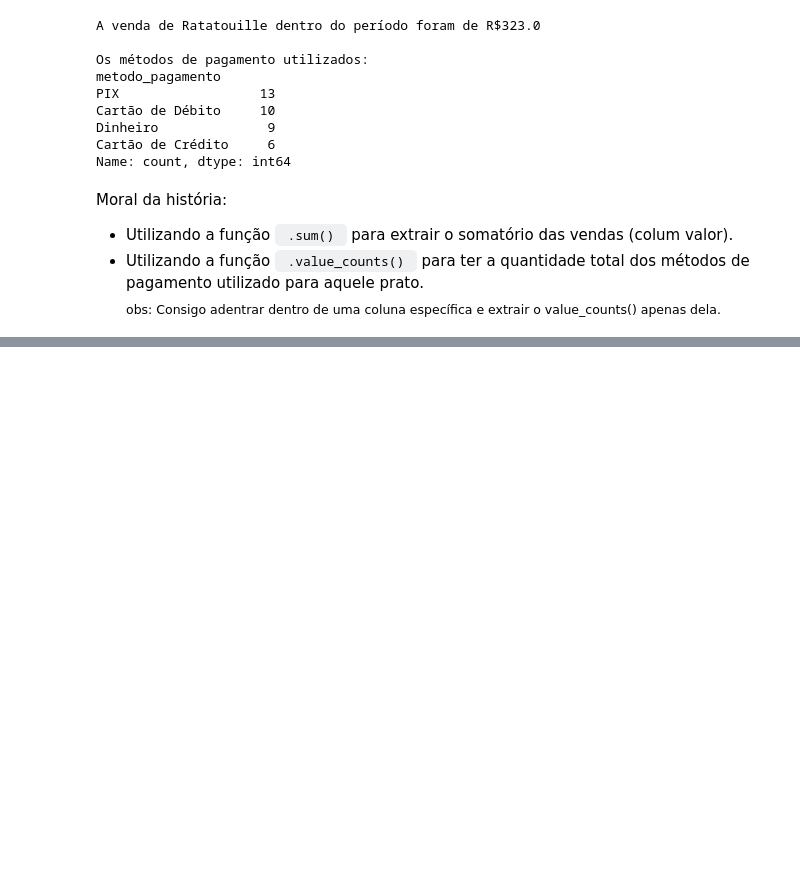
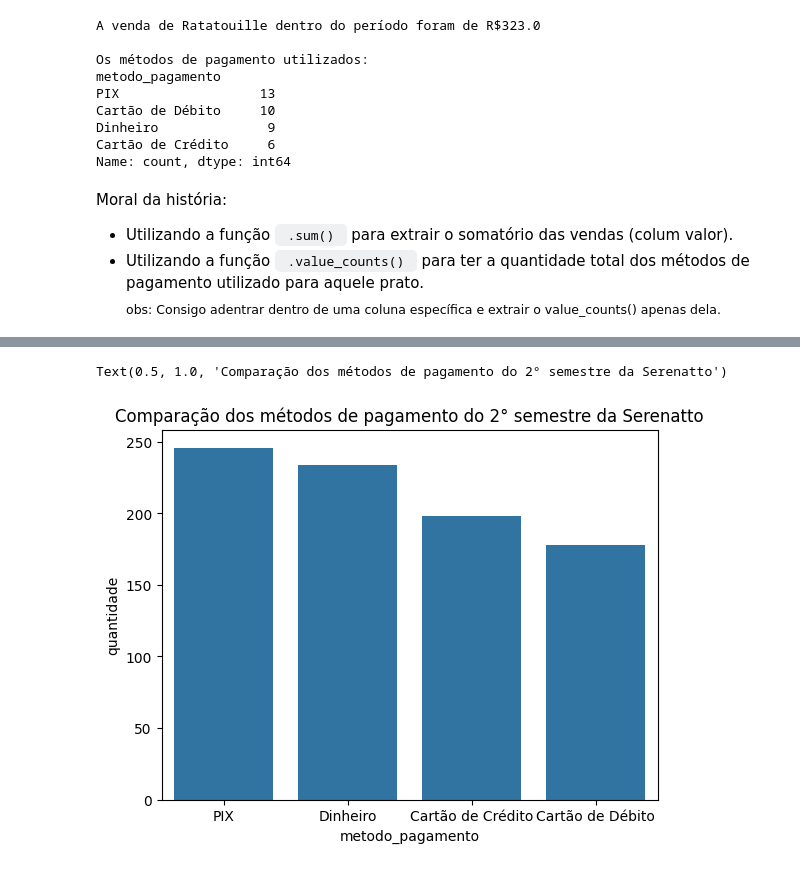
Before and after one commit to luccabasto/DataScience-beginners, a Jupyter notebook: Intro.DataScience/practice/pract01.ipynb, the cells around one changed output, grey strips where cells are left out. Cells and saved outputs as stored; diff of their text form; code cells hidden in the pictures; blank space fills up the shorter version.

```diff
--- a/Intro.DataScience/practice/pract01.ipynb
+++ b/Intro.DataScience/practice/pract01.ipynb
@@ -51,0 +57,6 @@ Moral da história:
+# %%
+qtd_pagamentos = sales_2semestre["metodo_pagamento"].value_counts()
+qtd_pagamentos = qtd_pagamentos.to_frame().reset_index()
+qtd_pagamentos.columns = ["metodo_pagamento", "quantidade"]
+
+qtd_pagamentos.head()
@@ -51,0 +69,7 @@ Moral da história:
+# %%
+
+sns.barplot(data= qtd_pagamentos, x="metodo_pagamento", y="quantidade")
+plt.title("Comparação dos métodos de pagamento do 2° semestre da Serenatto")
+# %% [output]
+Text(0.5, 1.0, 'Comparação dos métodos de pagamento do 2° semestre da Serenatto')
+[figure, added]
```
Also changed, not shown: parts of 8 cells of this notebook, 2 other files.
